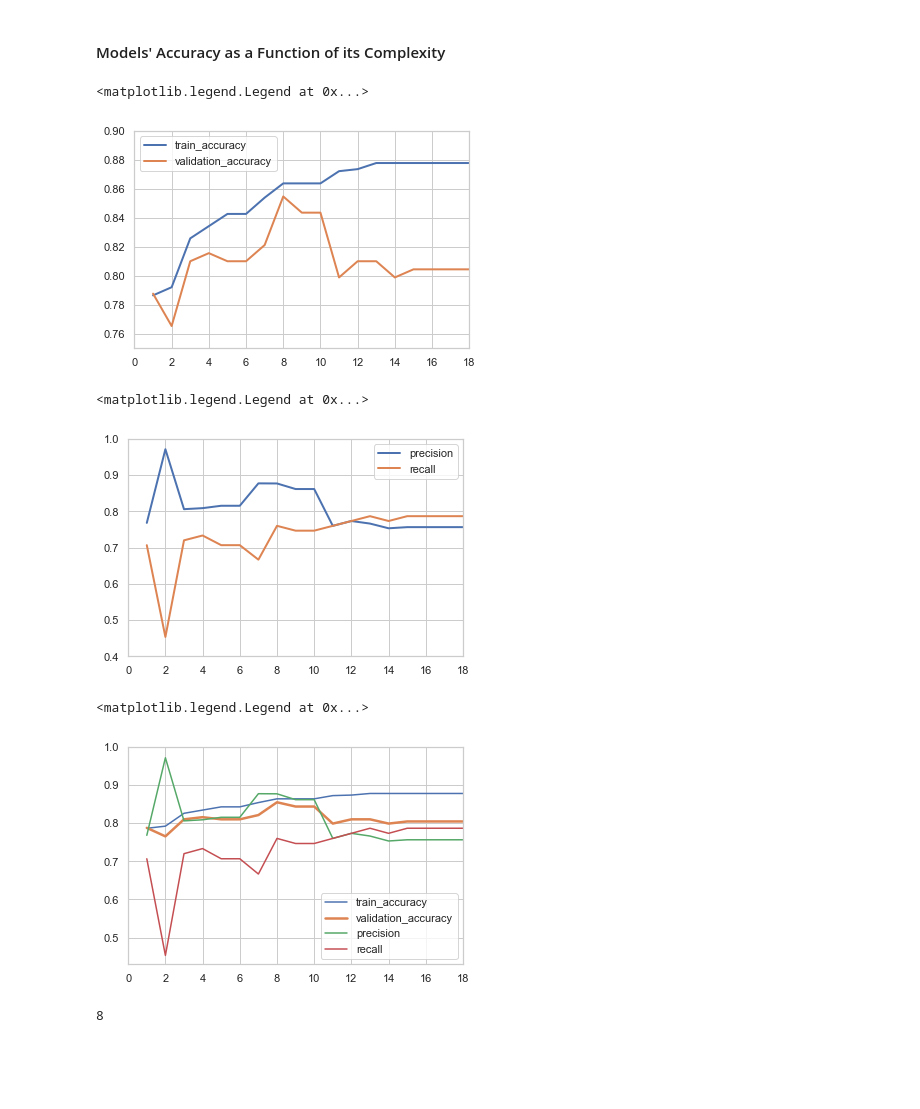
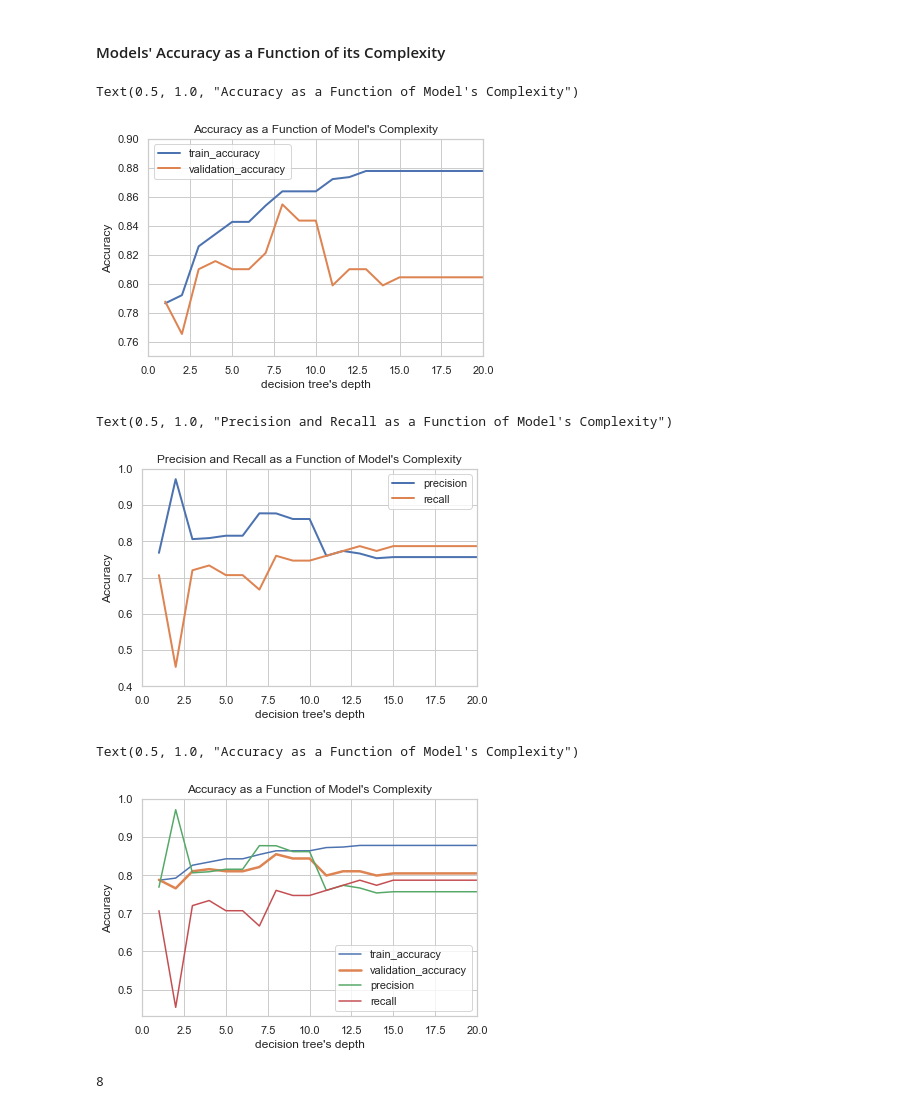
Before and after one commit to innkka/ML_Projects, a Jupyter notebook: Titanic_Classifiers.ipynb, the cells around one changed output. Drawn from its saved outputs; the diff is of its cells as text; code cells hidden in the pictures; blank space fills up the shorter version.

```diff
--- a/Titanic_Classifiers.ipynb
+++ b/Titanic_Classifiers.ipynb
@@ -467,6 +474,6 @@ Recall = 0.7066666666666667
 #### Choose the best model
 # %%
 # Hyperparameters
-num_of_models = 18
+num_of_models = 20
 # %%
 param_dict = {'model_depth': [], 'train_accuracy': [], 'validation_accuracy': [], 'precision': [], 'recall': []}
@@ -537,9 +551,12 @@ plt.plot(param_dict_df.model_depth, param_dict_df.validation_accuracy, linewidth
 plt.xlim(0, num_of_models)
 plt.ylim(0.75, 0.9)
 plt.legend()
+plt.xlabel("decision tree's depth")
+plt.ylabel("Accuracy")
+plt.title("Accuracy as a Function of Model's Complexity")
 # %% [output]
-<matplotlib.legend.Legend at 0x...>
+Text(0.5, 1.0, "Accuracy as a Function of Model's Complexity")
-[figure, old version]
+[figure, new version]
 # %%
 plt.figure()
 
@@ -548,21 +565,27 @@ plt.plot(param_dict_df.model_depth, param_dict_df.recall, linewidth = 2)
 plt.xlim(0, num_of_models)
 plt.ylim(0.4, 1)
 plt.legend()
+plt.xlabel("decision tree's depth")
+plt.ylabel("Accuracy")
+plt.title("Precision and Recall as a Function of Model's Complexity")
 # %% [output]
-<matplotlib.legend.Legend at 0x...>
+Text(0.5, 1.0, "Precision and Recall as a Function of Model's Complexity")
-[figure, old version]
+[figure, new version]
 # %%
 plt.figure()
 plt.plot(param_dict_df.model_depth, param_dict_df.train_accuracy, linewidth = 1.5)
 plt.plot(param_dict_df.model_depth, param_dict_df.validation_accuracy, linewidth = 2.5)
 plt.plot(param_dict_df.model_depth, param_dict_df.precision, linewidth = 1.5)
 plt.plot(param_dict_df.model_depth, param_dict_df.recall, linewidth = 1.5)
 plt.xlim(0, num_of_models)
 plt.ylim(0.43, 1)
 plt.legend()
+plt.xlabel("decision tree's depth")
+plt.ylabel("Accuracy")
+plt.title("Accuracy as a Function of Model's Complexity")
 # %% [output]
-<matplotlib.legend.Legend at 0x...>
+Text(0.5, 1.0, "Accuracy as a Function of Model's Complexity")
-[figure, old version]
+[figure, new version]
 # %%
 max_validation_acc = param_dict_df.validation_accuracy.max()
 best_model_params = param_dict_df.loc[param_dict_df.validation_accuracy == max_validation_acc]
```
Also changed, not shown: parts of 36 cells of this notebook.
